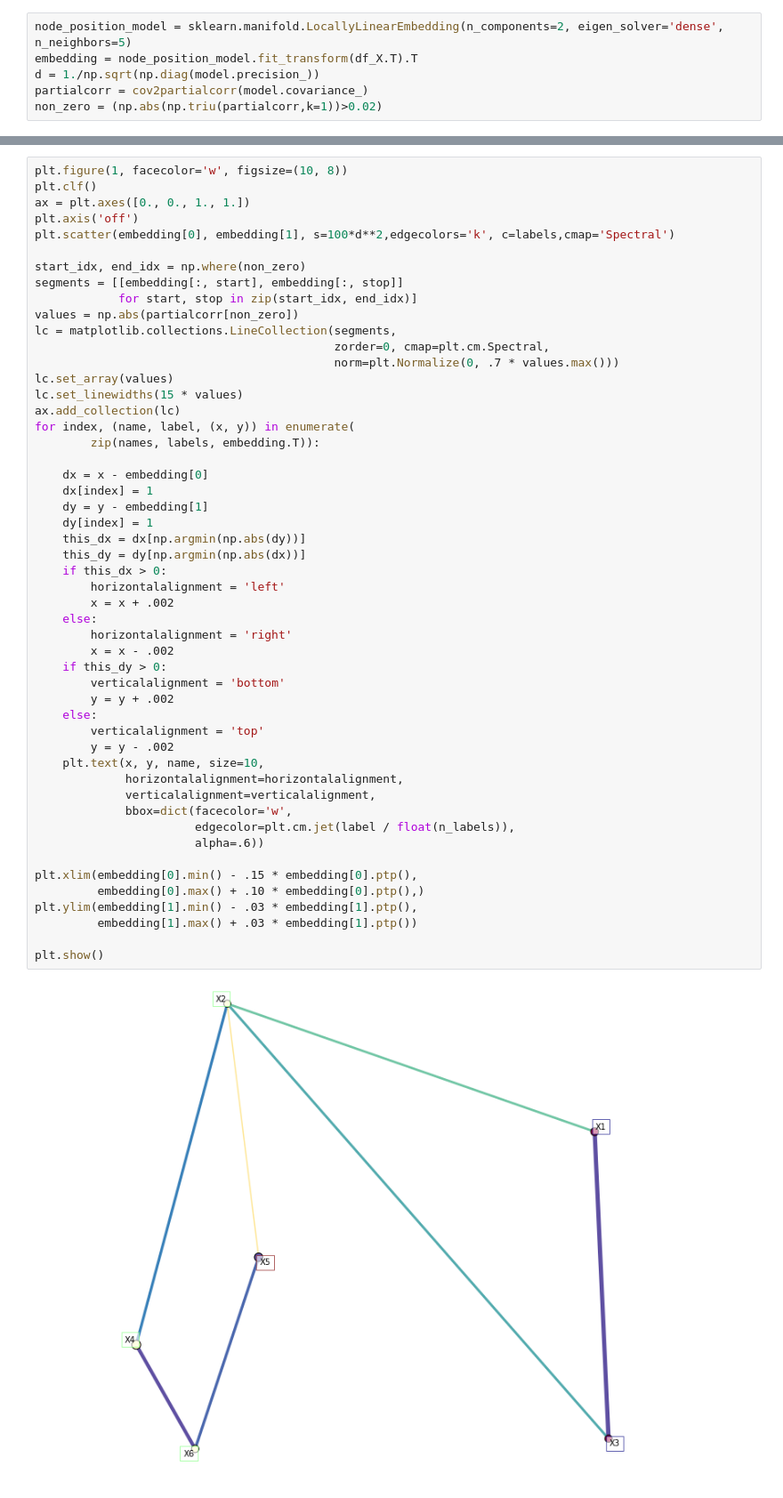
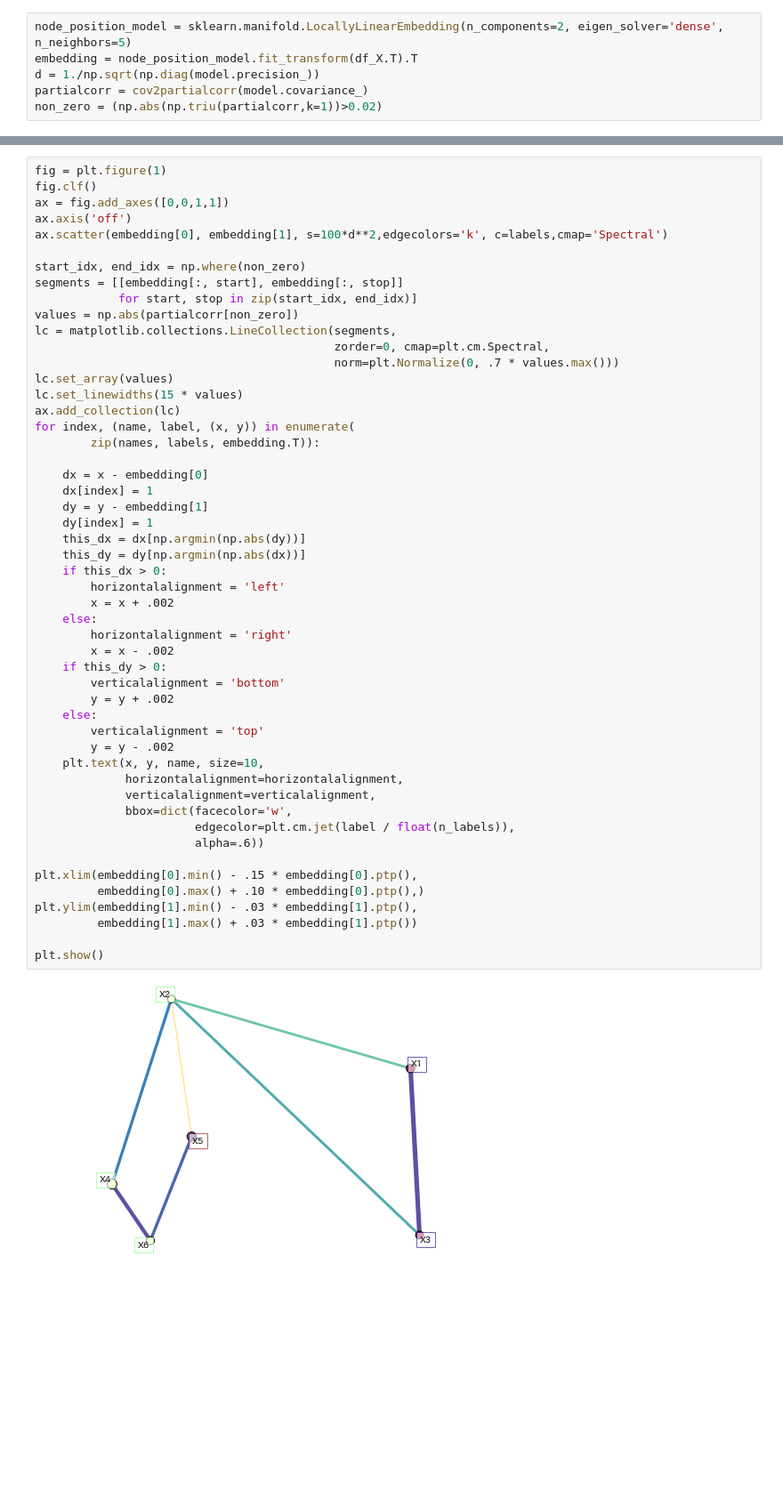
Before and after one commit to JohnYKiyo/GraphicalLasso-MarkovGraph, a Jupyter notebook: GraphLasso-VersusMarkovGraph.ipynb, the cells around one changed output, grey strips where cells are left out. Shown at 89% size. Saved outputs shown, nothing was run; the diff lists cells and outputs as text; blank space fills up the shorter version.

Commit message:
[update]refs# add GraphLasso scripts

```diff
--- a/GraphLasso-VersusMarkovGraph.ipynb
+++ b/GraphLasso-VersusMarkovGraph.ipynb
@@ -200,9 +190,9 @@ array([[False,  True,  True, False, False, False],
 # %%
-plt.figure(1, facecolor='w', figsize=(10, 8))
-plt.clf()
-ax = plt.axes([0., 0., 1., 1.])
-plt.axis('off')
-plt.scatter(embedding[0], embedding[1], s=100*d**2,edgecolors='k', c=labels,cmap='Spectral')
+fig = plt.figure(1)
+fig.clf()
+ax = fig.add_axes([0,0,1,1])
+ax.axis('off')
+ax.scatter(embedding[0], embedding[1], s=100*d**2,edgecolors='k', c=labels,cmap='Spectral')
 
 start_idx, end_idx = np.where(non_zero)
 segments = [[embedding[:, start], embedding[:, stop]]
@@ -222,31 +212,31 @@ for index, (name, label, (x, y)) in enumerate(
     dy = y - embedding[1]
     dy[index] = 1
     this_dx = dx[np.argmin(np.abs(dy))]
     this_dy = dy[np.argmin(np.abs(dx))]
     if this_dx > 0:
         horizontalalignment = 'left'
         x = x + .002
     else:
         horizontalalignment = 'right'
         x = x - .002
     if this_dy > 0:
         verticalalignment = 'bottom'
         y = y + .002
     else:
         verticalalignment = 'top'
         y = y - .002
     plt.text(x, y, name, size=10,
              horizontalalignment=horizontalalignment,
              verticalalignment=verticalalignment,
              bbox=dict(facecolor='w',
                        edgecolor=plt.cm.jet(label / float(n_labels)),
                        alpha=.6))
 
 plt.xlim(embedding[0].min() - .15 * embedding[0].ptp(),
          embedding[0].max() + .10 * embedding[0].ptp(),)
 plt.ylim(embedding[1].min() - .03 * embedding[1].ptp(),
          embedding[1].max() + .03 * embedding[1].ptp())
 
 plt.show()
 # %% [output]
-[figure, old version]
+[figure, new version]
```
Also changed, not shown: parts of 27 cells of this notebook, 1 other file.
